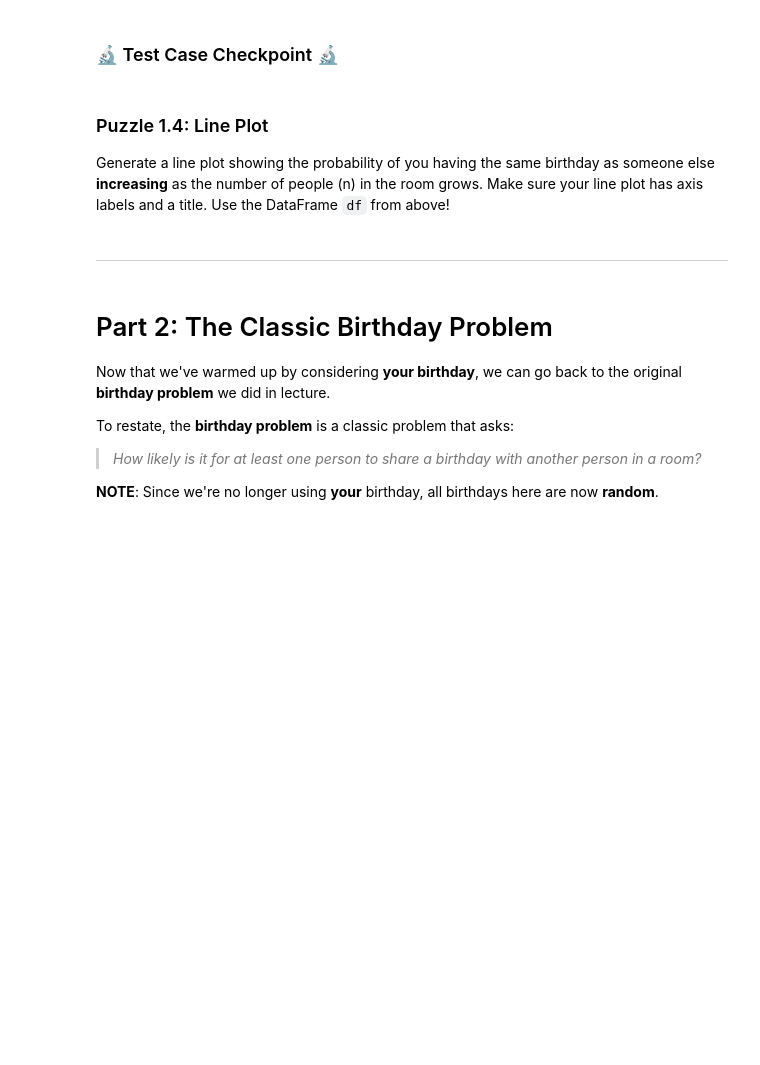
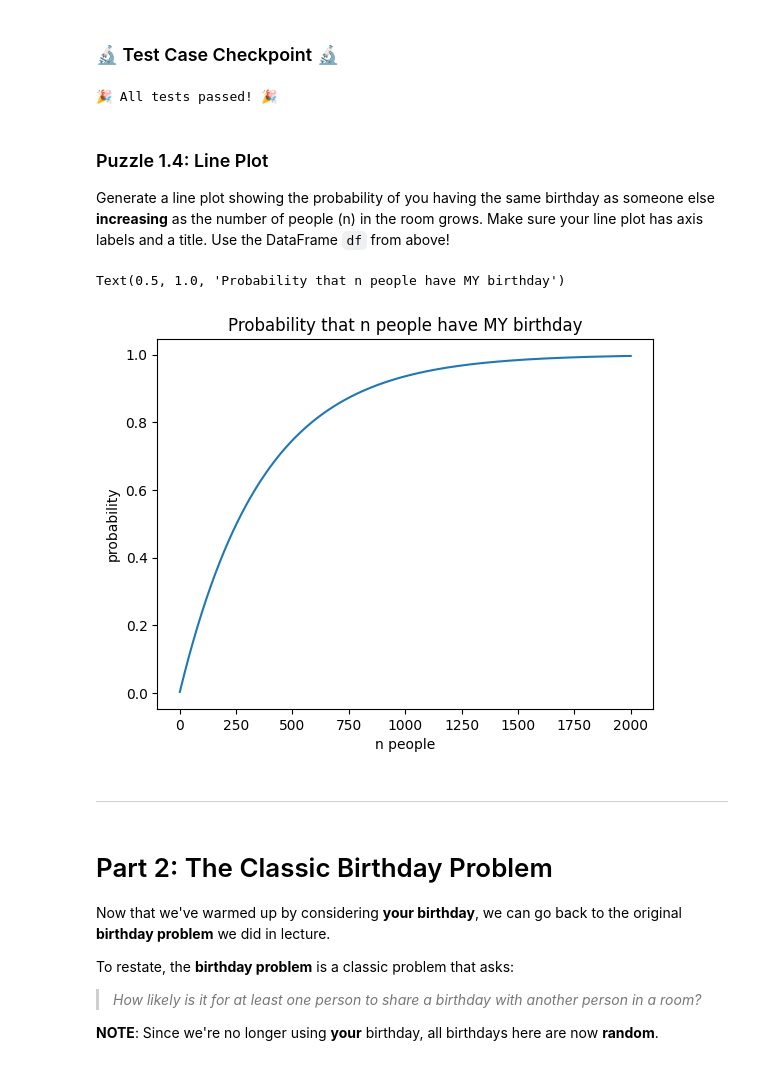
Before and after one commit to JoshuaMorales1245/Personal-Projects, a Jupyter notebook: lab_probability/lab_probability.ipynb, the cells around one changed output. Saved outputs shown, nothing was run; the diff lists cells and outputs as text; code cells hidden in the pictures; blank space fills up the shorter version.

```diff
--- a/lab_probability/lab_probability.ipynb
+++ b/lab_probability/lab_probability.ipynb
@@ -106,3 +115,6 @@ Write a function called `p_my_birthday(n)`, where `n` is the parameter, that **r
+# %%
+def p_my_birthday(n):
+    return 1 - (364/365)**n
 # %% [markdown]
 ### Running Your Function
 
@@ -152,0 +171,10 @@ Store these results in a DataFrame named `df`.
+# %%
+# Create your simulation:
+import pandas as pd
+data = []
+for i in range(2000):
+    other_people = i + 1
+    d = {"Other People": other_people, "P(at least one person shares MY birthday)": p_my_birthday(other_people)}
+    data.append(d)
+df = pd.DataFrame(data)
+df
@@ -167,6 +209,8 @@ assert('P(at least one person shares MY birthday)' in df.columns.to_list()), "Ma
 # You will only see this message (with the emoji showing) if you passed all test cases:
 tada = "\N{PARTY POPPER}"
 print(f"{tada} All tests passed! {tada}")
+# %% [output]
+🎉 All tests passed! 🎉
 # %% [markdown]
 ### Puzzle 1.4: Line Plot
 
@@ -177,3 +218,13 @@ Generate a line plot showing the probability of you having the same birthday as
+# %%
+# Make a line plot of our DataFrame:
+import matplotlib.pyplot as plt
+plt.plot(df["Other People"], df["P(at least one person shares MY birthday)"])
+plt.xlabel("n people")
+plt.ylabel("probability")
+plt.title("Probability that n people have MY birthday")
+# %% [output]
+Text(0.5, 1.0, 'Probability that n people have MY birthday')
+[figure, added]
 # %% [markdown]
 <hr style="color: #DD3403;">
 # %% [markdown]
```
Also changed, not shown: parts of 41 cells of this notebook, 1 other file.
